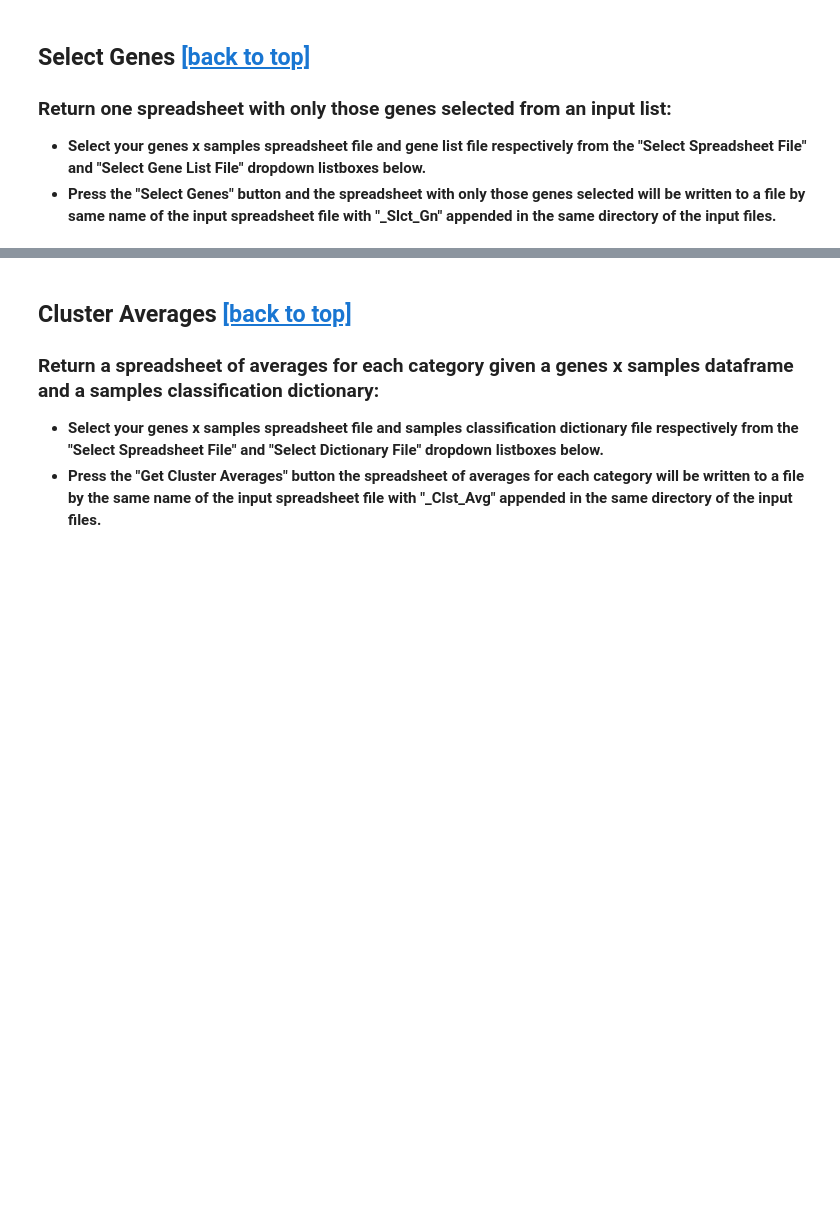
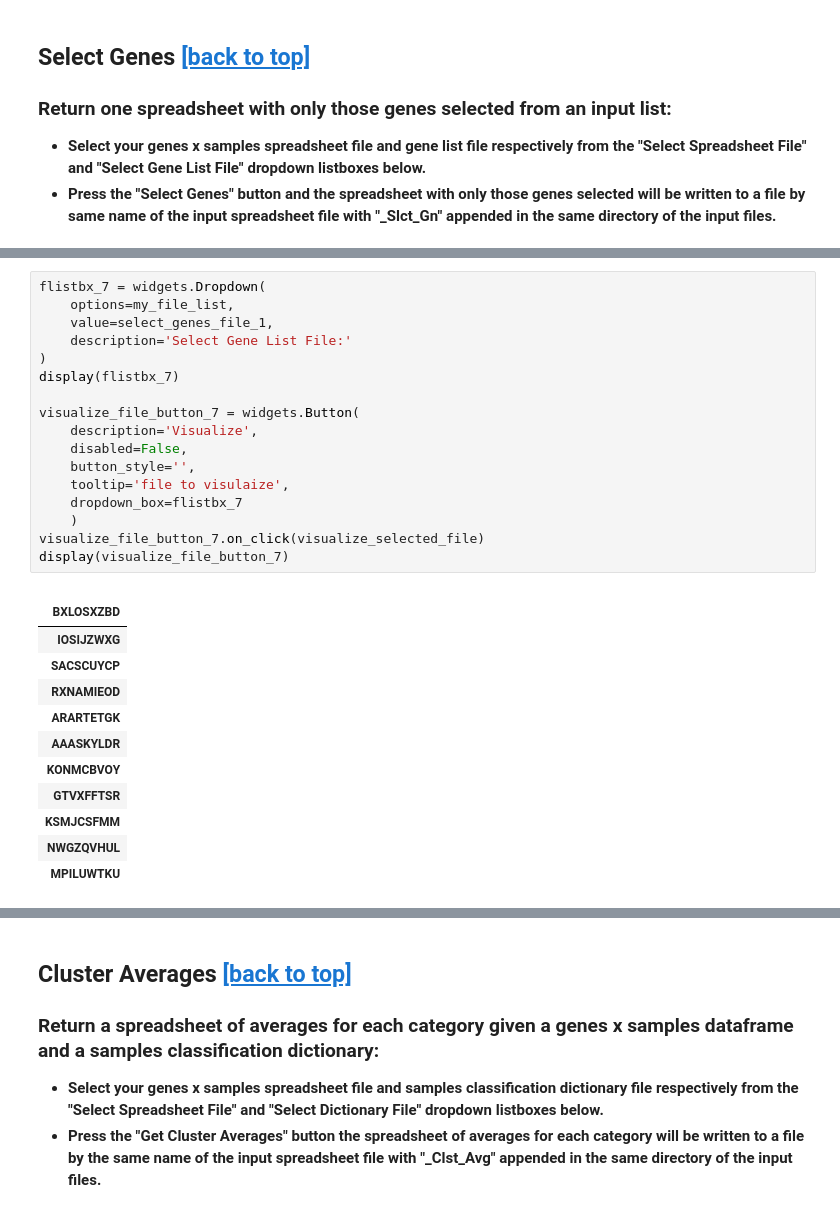
Before and after one commit to XikunZhang/knoweng_transform, a Jupyter notebook: run_transform/all_in_one.ipynb, the cells around one changed output, grey strips where cells are left out. Saved outputs shown, nothing was run; the diff lists cells and outputs as text; blank space fills up the shorter version.

```diff
--- a/run_transform/all_in_one.ipynb
+++ b/run_transform/all_in_one.ipynb
@@ -478,0 +436,30 @@ display(output_file_button_4)
+# %%
+flistbx_7 = widgets.Dropdown(
+    options=my_file_list,
+    value=select_genes_file_1,
+    description='Select Gene List File:'
+)
+display(flistbx_7)
+
+visualize_file_button_7 = widgets.Button(
+    description='Visualize',
+    disabled=False,
+    button_style='',
+    tooltip='file to visulaize',
+    dropdown_box=flistbx_7
+    )
+visualize_file_button_7.on_click(visualize_selected_file)
+display(visualize_file_button_7)
+# %% [output]
+|  |
+| BXLOSXZBD |
+| IOSIJZWXG |
+| SACSCUYCP |
+| RXNAMIEOD |
+| ARARTETGK |
+| AAASKYLDR |
+| KONMCBVOY |
+| GTVXFFTSR |
+| KSMJCSFMM |
+| NWGZQVHUL |
+| MPILUWTKU |
```
Also changed, not shown: parts of 15 cells of this notebook.
